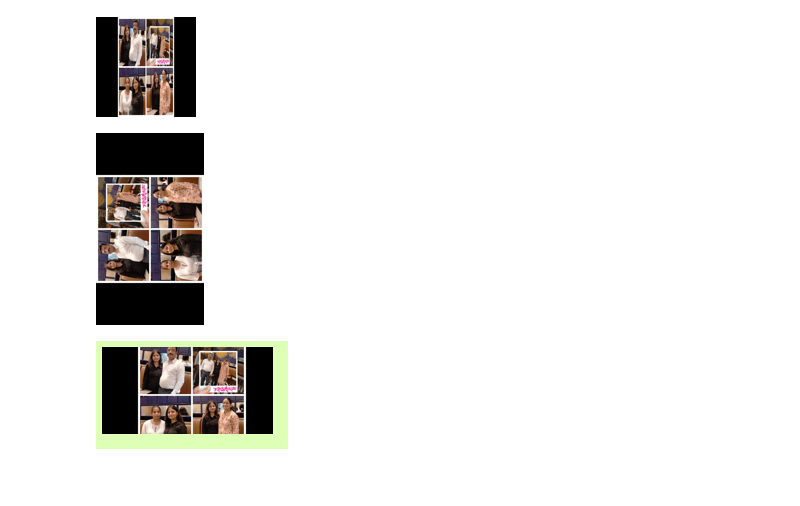
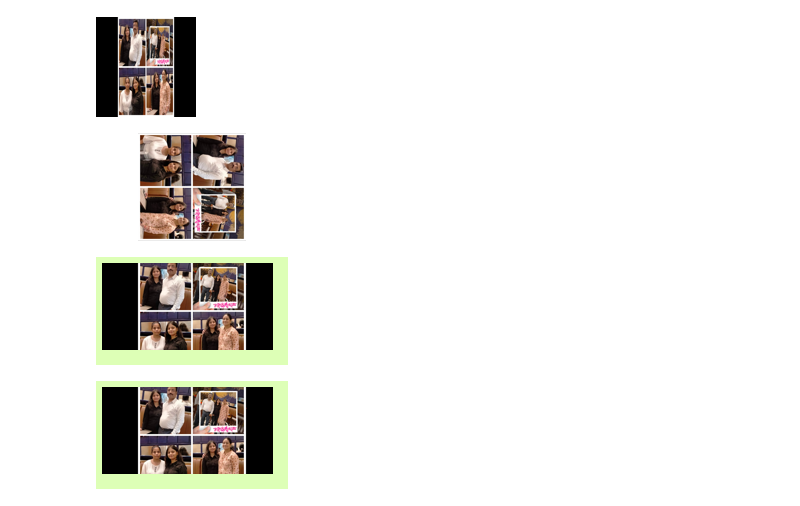
Before and after one commit to SnehRosh/Image_Manipulating_Project, a Jupyter notebook: images.ipynb, the cells around one changed output. Drawn from its saved outputs; the diff is of its cells as text; code cells hidden in the pictures; blank space fills up the shorter version.

```diff
--- a/images.ipynb
+++ b/images.ipynb
@@ -91,9 +91,9 @@ ninja.resize((100,100))
 # %%
 small_ninja=ninja.resize((ninja.width//10,ninja.height//10))# One tenth of original size of the image
 # %%
-small_ninja.rotate(90,expand=True)
+small_ninja.rotate(-90)
 # %% [output]
-[figure, old version]
+[figure, new version]
 # %%
 from PIL import ImageDraw, ImageFont
 # %%
@@ -109,3 +109,8 @@ sn
 [figure]
 # %%
 sn.save('small_ninja.png')
+# %%
+draw.rectangle((0,0,sn.width,5),fill='#99ff2054')
+sn
+# %% [output]
+[figure, added]
```
Also changed, not shown: 1 other file.
